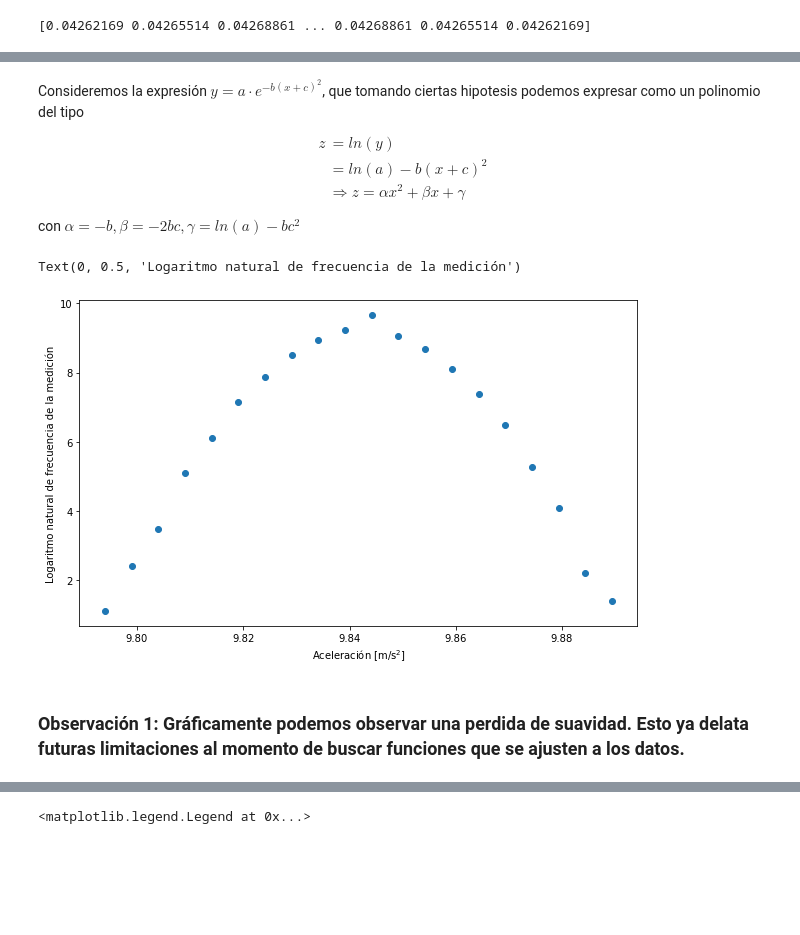
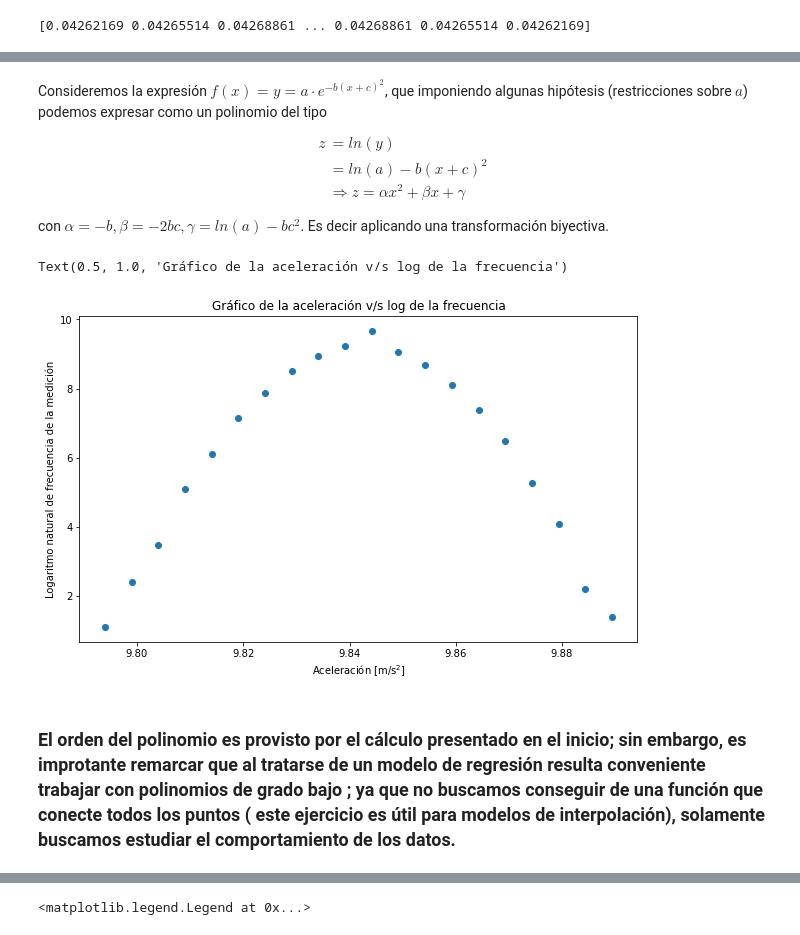
Before and after one commit to fis-udec-2019/Tareas-S4, a Jupyter notebook: Laboratorio 1/Tarea 3/Script/TA3LAB1.ipynb, the cells around one changed output, grey strips where cells are left out. Saved outputs shown, nothing was run; the diff lists cells and outputs as text; code cells hidden in the pictures; blank space fills up the shorter version.

```diff
--- a/Laboratorio 1/Tarea 3/Script/TA3LAB1.ipynb
+++ b/Laboratorio 1/Tarea 3/Script/TA3LAB1.ipynb
@@ -124,25 +195,24 @@ print(gaussiana)
 ## Ajuste con curve_fit
 # %%
 xx = np.linspace(np.min(a_z),np.max(a_z), 2000)
-bin_centres = (bin_edges[:-1] + bin_edges[1:])/2 #(valor del centro de cada "bins")
+bin_centers = (bin_edges[:-1] + bin_edges[1:])/2 #(valor del centro de cada "bins" o marca de clase) (perdida de grados de libertad)
 def gauss(x, *p):
     A, B, C = p
-    return (A/x) *np.exp((-(x-B)**2)/(2*(C**2)))
+    return (A) *np.exp((-(x-B)**2)/(2*(C**2))) #función gaussiana definida explicitamente
 
 # pk es la estimación inicial de los coeficientes de ajuste (A, B y C)
 pk = [0, 1, 2]
 
 #coeff = parámetros óptimos hallados y matrix = es la matriz de covarianza de los parámetros hallados.
 
-coeff,matrix = curve_fit(gauss, bin_centres, hist,pk)
-A,B,C = coeff
-hist_ajustado = gauss(bin_centres, *coeff)  #curva ajustada
+coeff,matrix = curve_fit(gauss, bin_centers, hist,pk) #funcion curve fit que entrega un arreglo con dos arreglos
+
+hist_ajustado = gauss(bin_centers, *coeff)  #curva ajustada
 
 plt.figure(figsize=(10,6))
-plt.scatter(bin_centres,hist, color = "black")
-#plt.plot(bin_centres, hist,color = "olive")
-plt.plot(bin_centres, hist_ajustado, label='Curva ajustada sobre una partición de P(20) ',color = "red")
-plt.plot(xx,gauss(xx,*coeff), label='Curva ajutada sobre una partición más fina ',color = "green")
+plt.scatter(bin_centers,hist, color = "black")
+#plt.plot(bin_centers, hist,color = "olive")
+plt.plot(xx,gauss(xx,*coeff), label='Curva ajutada',color = "green")
 plt.hist(a_z, bins=20, color='blue',alpha=0.5,rwidth=0.96)
 plt.title('Gráfico de la curva ajustada al modelo 1')
 plt.ylabel('Frecuencia de la medición')
@@ -167,24 +234,26 @@ En este caso la covarianza de los parametros no puede ser estimada, puesto que s
 # %% [markdown]
-Consideremos la expresión $y = a \cdot e^{-b(x+c)^2}$, que tomando ciertas hipotesis podemos expresar como un polinomio del tipo
+Consideremos la expresión $f(x) = y = a \cdot e^{-b(x+c)^2}$, que imponiendo algunas hipótesis (restricciones sobre $a$) podemos expresar como un polinomio del tipo
 \begin{align}
     z &= ln(y) \\
     &= ln(a) -b(x+c)^2\\
     & \Rightarrow z = \alpha x^2 + \beta x + \gamma
 \end{align}
 
-con $\alpha = -b, \beta = -2bc, \gamma = ln(a)-bc^2$
+con $\alpha = -b, \beta = -2bc, \gamma = ln(a)-bc^2$. Es decir aplicando una transformación biyectiva.
 # %%
-def gauss_2(x, A,B,C):
-    return A*np.exp(-B*((x+C)**2))
-log_hist = np.log(hist)
+def gauss_2(x, a,b,c):
+    return a*np.exp(-b*((x+c)**2)) #función gaussiana propuesta
+log_hist = np.log(hist)  #logaritmo de la frecuencia
+
 
 plt.figure(figsize=(10,6))
-plt.scatter(bin_centres, log_hist)
+plt.scatter(bin_centers, log_hist)
 plt.xlabel('Aceleración [m/s$^2$]')
 plt.ylabel('Logaritmo natural de frecuencia de la medición')
+plt.title('Gráfico de la aceleración v/s log de la frecuencia')
 # %% [output]
-Text(0, 0.5, 'Logaritmo natural de frecuencia de la medición')
+Text(0.5, 1.0, 'Gráfico de la aceleración v/s log de la frecuencia')
-[figure, old version]
+[figure, new version]
 # %% [markdown]
-### Observación 1: Gráficamente podemos observar una perdida de suavidad. Esto ya delata futuras limitaciones al momento de buscar funciones que se ajusten a los datos.
+###   El orden del polinomio es provisto por el cálculo presentado en el inicio; sin embargo, es improtante remarcar que al tratarse de un modelo de regresión resulta conveniente trabajar con polinomios de grado bajo ; ya que no buscamos conseguir de una función que  conecte todos los puntos ( este ejercicio es útil para modelos de interpolación), solamente buscamos estudiar el comportamiento de  los datos.
 # %%
```
Also changed, not shown: parts of 38 cells of this notebook.
